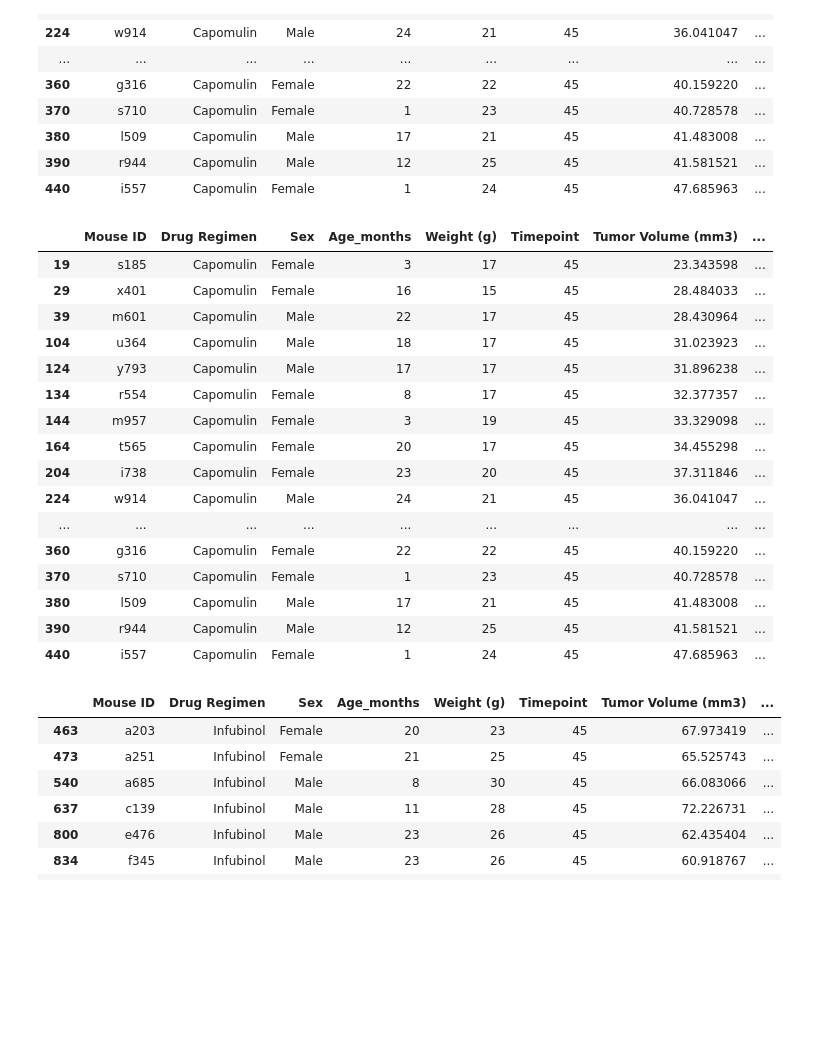
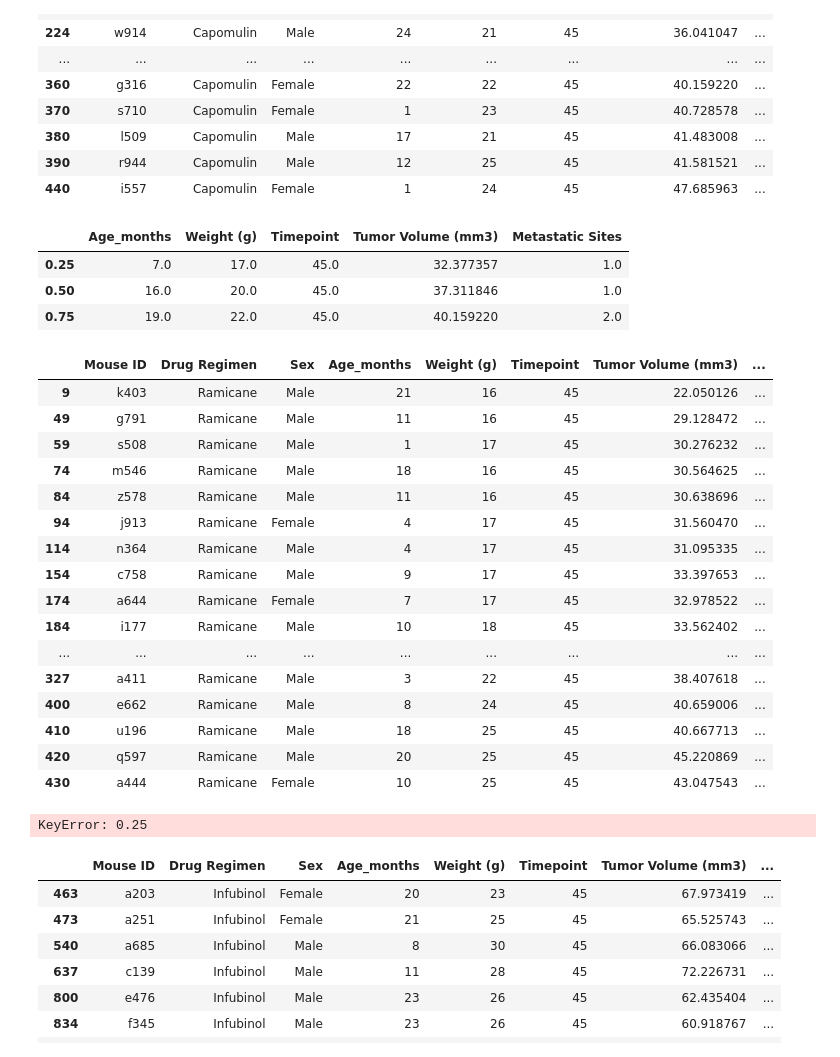
Before and after one commit to spennington1394/matplotlib-challenge, a Jupyter notebook: Untitled.ipynb, the cells around one changed output. Saved outputs shown, nothing was run; the diff lists cells and outputs as text; code cells hidden in the pictures; blank space fills up the shorter version.

Commit message:
Okay,but key error
IQR and quartiles are done with exception of a key error.  Followed example.  Will bring up in tutoring.

```diff
--- a/Untitled.ipynb
+++ b/Untitled.ipynb
@@ -336,3 +336,17 @@ timept_cap
 | 380 | l509 | Capomulin | Male | 17 | 21 | 45 | 41.483008 | ... |
 | 390 | r944 | Capomulin | Male | 12 | 25 | 45 | 41.581521 | ... |
 | 440 | i557 | Capomulin | Female | 1 | 24 | 45 | 47.685963 | ... |
+# %%
+quartiles = timept_cap.quantile([.25,.5,.75])
+quartiles
+#lowerq = quartiles[0.25]
+#upperq = quartiles[0.75]
+#iqr = upperq-lowerq
+
+#lowerbound = lowerq-(1.5*iqr)
+#upperbound = upperq+(1.5*iqr)
+# %% [output]
+|  | Age_months | Weight (g) | Timepoint | Tumor Volume (mm3) | Metastatic Sites |
+| 0.25 | 7.0 | 17.0 | 45.0 | 32.377357 | 1.0 |
+| 0.50 | 16.0 | 20.0 | 45.0 | 37.311846 | 1.0 |
+| 0.75 | 19.0 | 22.0 | 45.0 | 40.159220 | 2.0 |
@@ -339,25 +356,35 @@ timept_cap
 # %%
 ram = mouse_drop.loc[mouse_drop['Drug Regimen']=='Ramicane']
-timept_cap = cap.loc[cap['Timepoint']==45]
-timept_cap
+timept_ram = ram.loc[ram['Timepoint']==45]
+timept_ram
 # %% [output]
 |  | Mouse ID | Drug Regimen | Sex | Age_months | Weight (g) | Timepoint | Tumor Volume (mm3) | ... |
-| 19 | s185 | Capomulin | Female | 3 | 17 | 45 | 23.343598 | ... |
-| 29 | x401 | Capomulin | Female | 16 | 15 | 45 | 28.484033 | ... |
-| 39 | m601 | Capomulin | Male | 22 | 17 | 45 | 28.430964 | ... |
-| 104 | u364 | Capomulin | Male | 18 | 17 | 45 | 31.023923 | ... |
-| 124 | y793 | Capomulin | Male | 17 | 17 | 45 | 31.896238 | ... |
-| 134 | r554 | Capomulin | Female | 8 | 17 | 45 | 32.377357 | ... |
-| 144 | m957 | Capomulin | Female | 3 | 19 | 45 | 33.329098 | ... |
-| 164 | t565 | Capomulin | Female | 20 | 17 | 45 | 34.455298 | ... |
-| 204 | i738 | Capomulin | Female | 23 | 20 | 45 | 37.311846 | ... |
-| 224 | w914 | Capomulin | Male | 24 | 21 | 45 | 36.041047 | ... |
+| 9 | k403 | Ramicane | Male | 21 | 16 | 45 | 22.050126 | ... |
+| 49 | g791 | Ramicane | Male | 11 | 16 | 45 | 29.128472 | ... |
+| 59 | s508 | Ramicane | Male | 1 | 17 | 45 | 30.276232 | ... |
+| 74 | m546 | Ramicane | Male | 18 | 16 | 45 | 30.564625 | ... |
+| 84 | z578 | Ramicane | Male | 11 | 16 | 45 | 30.638696 | ... |
+| 94 | j913 | Ramicane | Female | 4 | 17 | 45 | 31.560470 | ... |
+| 114 | n364 | Ramicane | Male | 4 | 17 | 45 | 31.095335 | ... |
+| 154 | c758 | Ramicane | Male | 9 | 17 | 45 | 33.397653 | ... |
+| 174 | a644 | Ramicane | Female | 7 | 17 | 45 | 32.978522 | ... |
+| 184 | i177 | Ramicane | Male | 10 | 18 | 45 | 33.562402 | ... |
 | ... | ... | ... | ... | ... | ... | ... | ... | ... |
-| 360 | g316 | Capomulin | Female | 22 | 22 | 45 | 40.159220 | ... |
-| 370 | s710 | Capomulin | Female | 1 | 23 | 45 | 40.728578 | ... |
-| 380 | l509 | Capomulin | Male | 17 | 21 | 45 | 41.483008 | ... |
-| 390 | r944 | Capomulin | Male | 12 | 25 | 45 | 41.581521 | ... |
-| 440 | i557 | Capomulin | Female | 1 | 24 | 45 | 47.685963 | ... |
+| 327 | a411 | Ramicane | Male | 3 | 22 | 45 | 38.407618 | ... |
+| 400 | e662 | Ramicane | Male | 8 | 24 | 45 | 40.659006 | ... |
+| 410 | u196 | Ramicane | Male | 18 | 25 | 45 | 40.667713 | ... |
+| 420 | q597 | Ramicane | Male | 20 | 25 | 45 | 45.220869 | ... |
+| 430 | a444 | Ramicane | Female | 10 | 25 | 45 | 43.047543 | ... |
+# %%
+quartiles = timept_ram.quantile([.25,.5,.75])
+lowerq = quartiles[.25]
+upperq = quartiles[.75]
+iqr = upperq-lowerq
+
+lowerbound = lowerq-(1.5*iqr)
+upperbound = upperq+(1.5*iqr)
+# %% [output]
+KeyError: 0.25
 # %%
 inf = mouse_drop.loc[mouse_drop['Drug Regimen']=='Infubinol']
 timept_inf = inf.loc[inf['Timepoint']==45]
```
Also changed, not shown: parts of 4 cells of this notebook.
